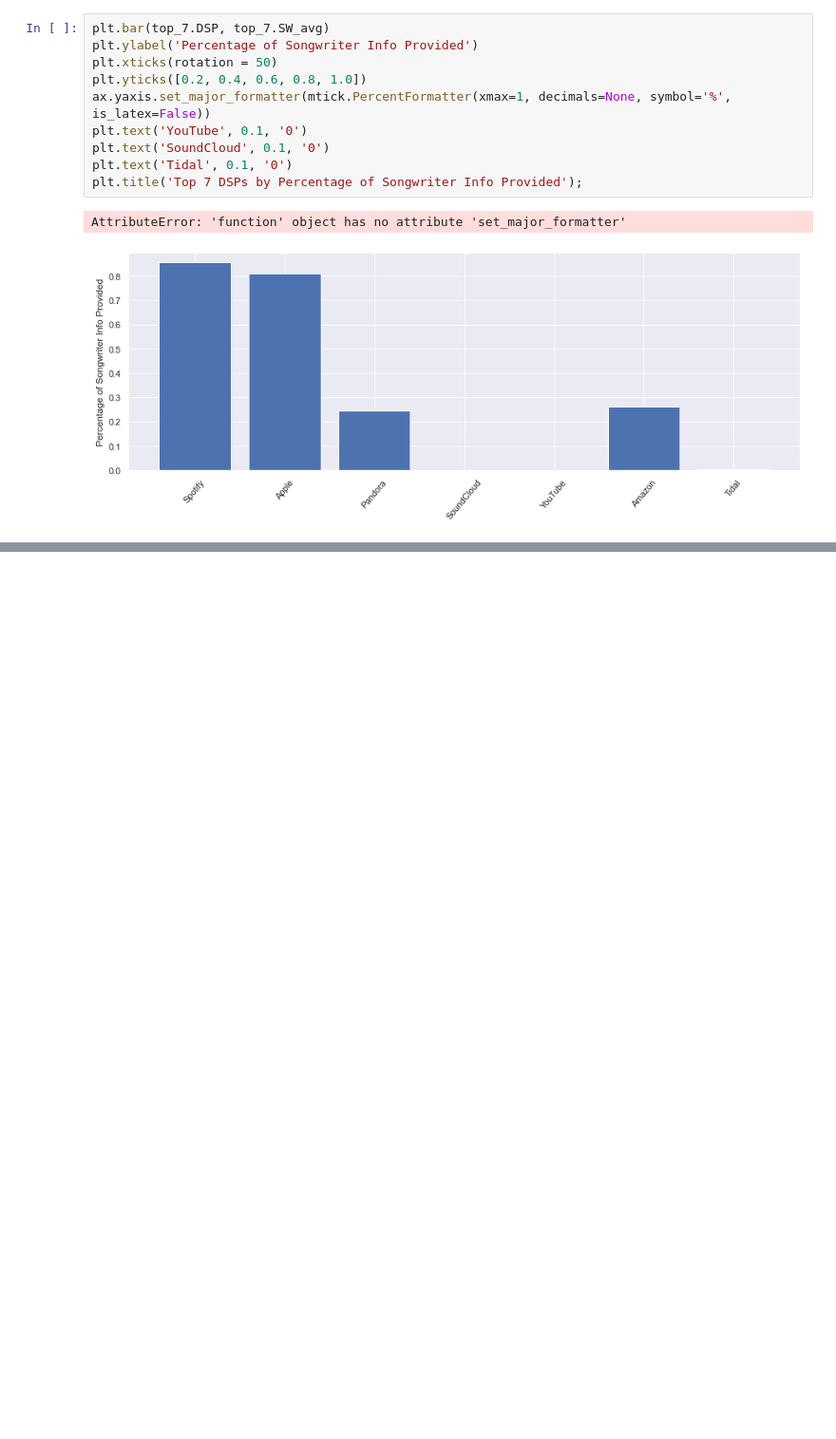
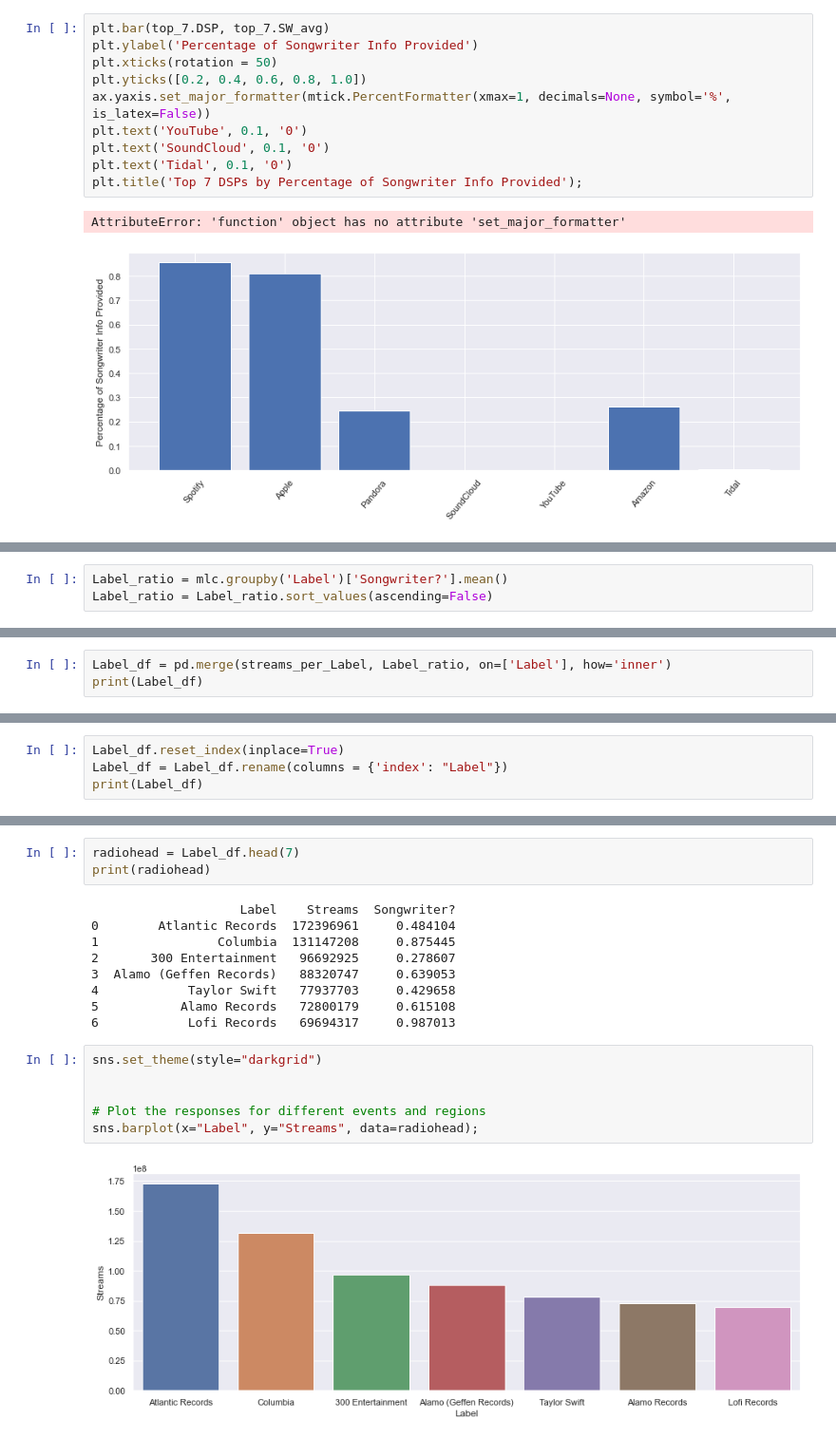
Before and after one commit to NSS-Data-Analytics-Cohort-6/mlc-project-nan-nagini, a Jupyter notebook: notebook/Cui_Weiyi_MLC.ipynb, the cells around one changed output, grey strips where cells are left out. Shown at 95% size. Drawn from its saved outputs; the diff is of its cells as text; blank space fills up the shorter version.

Commit message:
defined a table for Labels and added one bar chart for streams per recording agency

```diff
--- a/notebook/Cui_Weiyi_MLC.ipynb
+++ b/notebook/Cui_Weiyi_MLC.ipynb
@@ -656,0 +638,3 @@ Name: Songwriter?, Length: 11778, dtype: float64
+# %%
+Label_ratio = mlc.groupby('Label')['Songwriter?'].mean()
+Label_ratio = Label_ratio.sort_values(ascending=False)
@@ -656,0 +657,3 @@ Name: Songwriter?, Length: 11778, dtype: float64
+# %%
+Label_df = pd.merge(streams_per_Label, Label_ratio, on=['Label'], how='inner')
+print(Label_df)
@@ -656,0 +676,4 @@ Name: Songwriter?, Length: 11778, dtype: float64
+# %%
+Label_df.reset_index(inplace=True)
+Label_df = Label_df.rename(columns = {'index': "Label"})
+print(Label_df)
@@ -656,0 +695,20 @@ Name: Songwriter?, Length: 11778, dtype: float64
+# %%
+radiohead = Label_df.head(7)
+print(radiohead)
+# %% [output]
+                    Label    Streams  Songwriter?
+0        Atlantic Records  172396961     0.484104
+1                Columbia  131147208     0.875445
+2       300 Entertainment   96692925     0.278607
+3  Alamo (Geffen Records)   88320747     0.639053
+4            Taylor Swift   77937703     0.429658
+5           Alamo Records   72800179     0.615108
+6            Lofi Records   69694317     0.987013
+# %%
+sns.set_theme(style="darkgrid")
+
+
+# Plot the responses for different events and regions
+sns.barplot(x="Label", y="Streams", data=radiohead);
+# %% [output]
+[figure, added]
```
Also changed, not shown: parts of 18 cells of this notebook.
